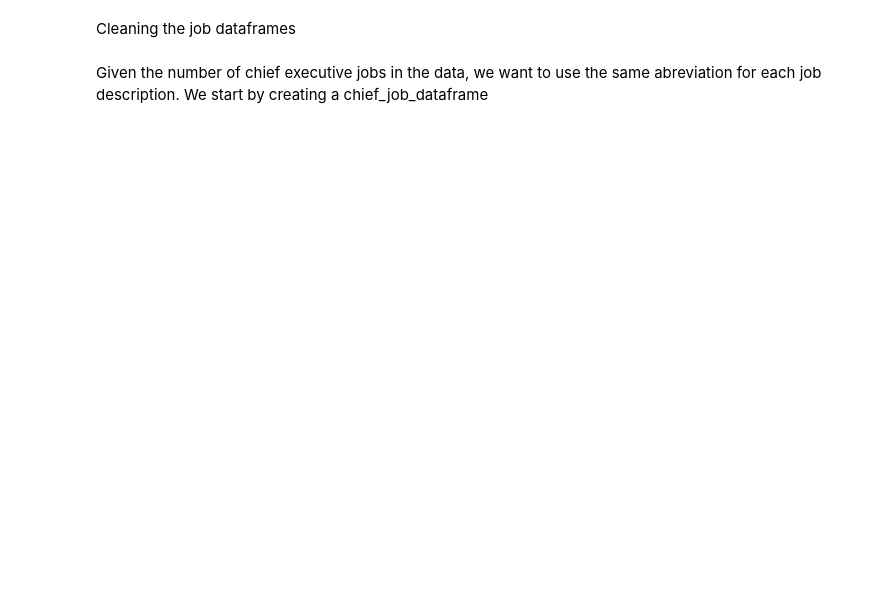
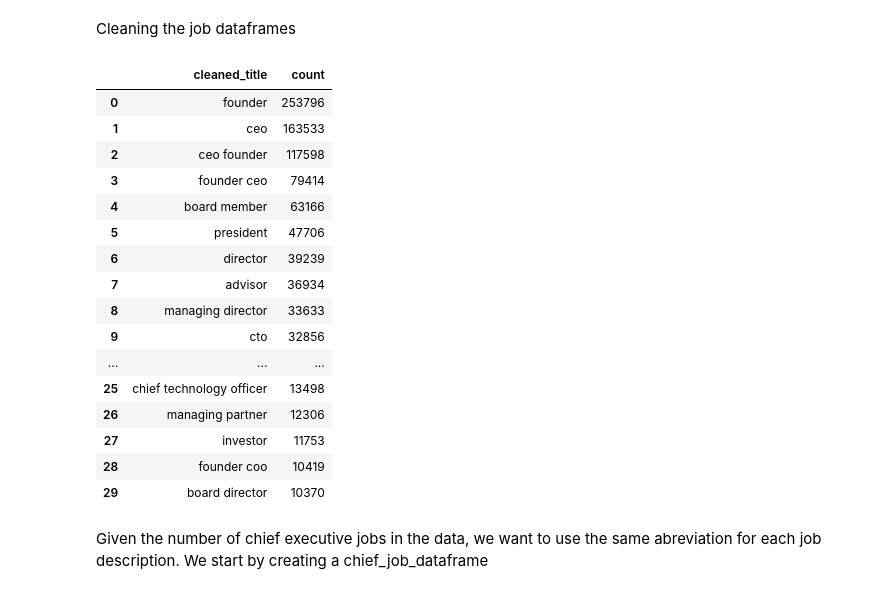
Before and after one commit to DarioZappala/caratterizzazione-sistemi-innovativi, a Jupyter notebook: data_cleaning.ipynb, the cells around one changed output. Cells and saved outputs as stored; diff of their text form; code cells hidden in the pictures; blank space fills up the shorter version.

```diff
--- a/data_cleaning.ipynb
+++ b/data_cleaning.ipynb
@@ -37,6 +35,26 @@ sorted_counts = pple_new_roles.groupby('cleaned_title')['cleaned_title'].count()
 # Reset the index of the resulting Series to turn it into a DataFrame,
 # and name the count column 'count'
 sorted_counts_df = sorted_counts.reset_index(name='count')
+# %%
+sorted_counts_df.head(30)
+# %% [output]
+|  | cleaned_title | count |
+| 0 | founder | 253796 |
+| 1 | ceo | 163533 |
+| 2 | ceo founder | 117598 |
+| 3 | founder ceo | 79414 |
+| 4 | board member | 63166 |
+| 5 | president | 47706 |
+| 6 | director | 39239 |
+| 7 | advisor | 36934 |
+| 8 | managing director | 33633 |
+| 9 | cto | 32856 |
+| ... | ... | ... |
+| 25 | chief technology officer | 13498 |
+| 26 | managing partner | 12306 |
+| 27 | investor | 11753 |
+| 28 | founder coo | 10419 |
+| 29 | board director | 10370 |
 # %% [markdown]
 Given the number of chief executive jobs in the data, we want to use the same abreviation for each job description. We start by creating a chief_job_dataframe
 # %%
```
Also changed, not shown: parts of 4 cells of this notebook, 1 other file.
